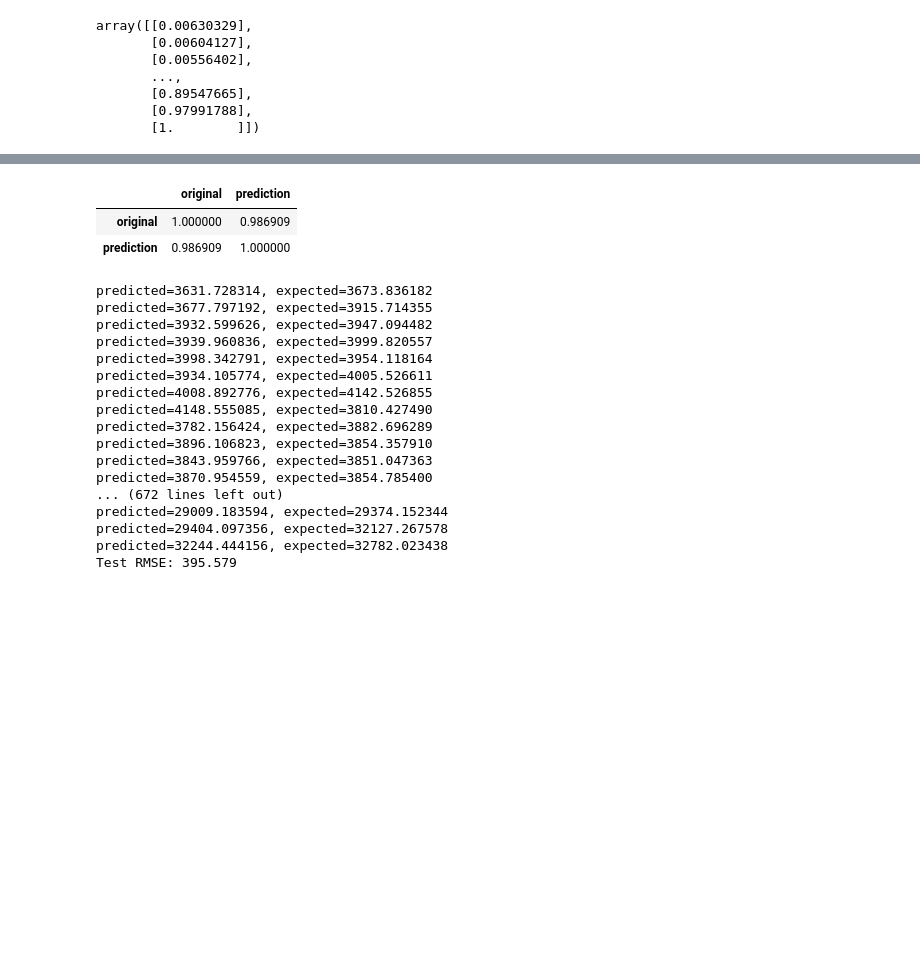
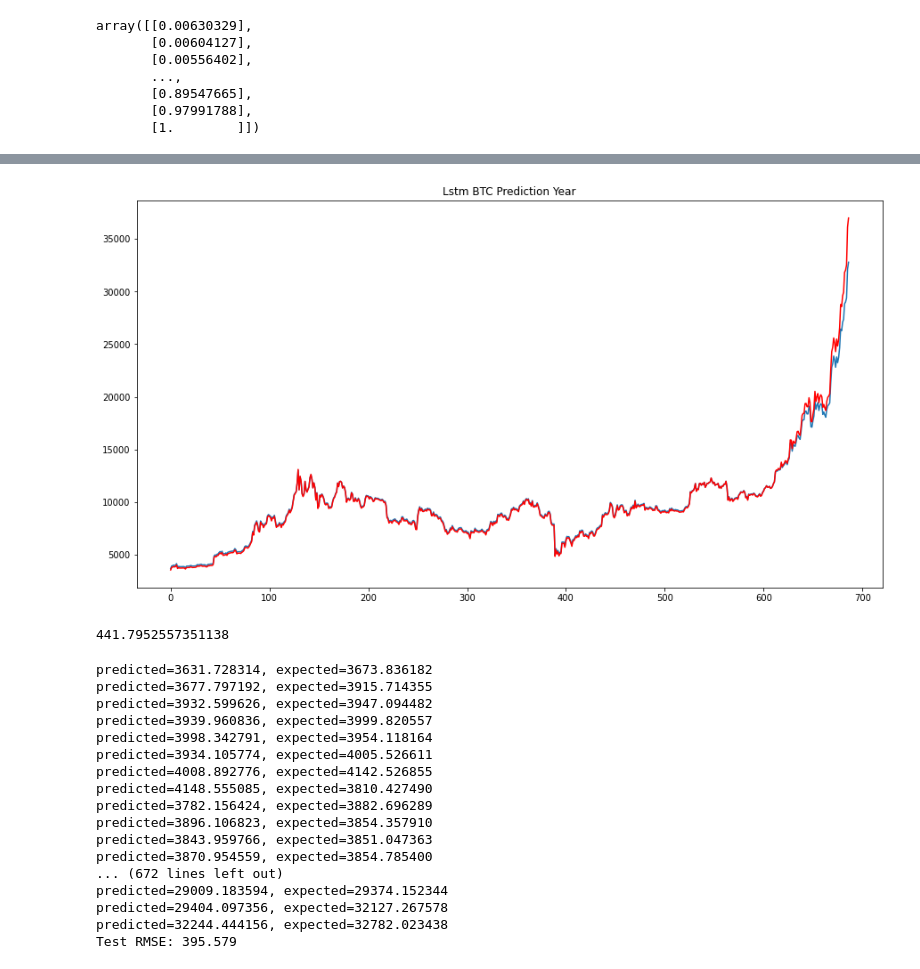
Before and after one commit to Quebec-Eric/4Periodo, a Jupyter notebook: IA/Artigo/Artigo.ipynb, the cells around one changed output, grey strips where cells are left out. Cells and saved outputs as stored; diff of their text form; code cells hidden in the pictures; blank space fills up the shorter version.

```diff
--- a/IA/Artigo/Artigo.ipynb
+++ b/IA/Artigo/Artigo.ipynb
@@ -234,0 +157,26 @@ ax=sns.lineplot(x=prediction.index,y=prediction[0],label='Prediction', color='to
+# %%
+from sklearn.preprocessing import MinMaxScaler
+from tensorflow import keras
+from tensorflow.keras.layers import Dense, LSTM, Dropout,Flatten
+from tensorflow.keras import Sequential
+from statsmodels.graphics.tsaplots import plot_acf
+
+price =df.Close
+# As usual split data, 70, 30
+X = price
+size = int(len(X) * 0.7)
+train_df, test_df = X[0:size], X[size:len(X)]
+training_values = train_df.values
+training_values = np.reshape(training_values, (len(training_values), 1))
+
+scaler = MinMaxScaler()
+training_values = scaler.fit_transform(training_values)
+
+x_train = training_values[0: len(training_values)-1]
+y_train = training_values[1: len(training_values)]
+x_train = np.reshape(x_train, (len(x_train), 1, 1))
+model = Sequential()
+model.add(LSTM(10,input_shape = (None,1), activation="relu", return_sequences=True))
+model.add(Dense(1))
+model.compile(loss="mean_squared_error",optimizer="adam")
+model.fit(x_train,y_train,epochs=58,batch_size=33)
@@ -234,0 +202,8 @@ ax=sns.lineplot(x=prediction.index,y=prediction[0],label='Prediction', color='to
+# %%
+test_values = test_df.values
+test_values = np.reshape(test_values, (len(test_values), 1))
+test_values = scaler.transform(test_values)
+test_values = np.reshape(test_values, (len(test_values), 1, 1))
+predicted_price = model.predict(test_values)
+predicted_price = np.reshape(predicted_price, (len(predicted_price), 1))
+predicted_price = scaler.inverse_transform(predicted_price)
@@ -235,11 +212,24 @@ ax=sns.lineplot(x=prediction.index,y=prediction[0],label='Prediction', color='to
+# %%
+# plotting the results
+plt.figure(figsize=(15,8))
+ax = plt.gca()
+plt.plot(test_df.values,  label = 'Real Price')
+plt.plot(predicted_price, color = 'red', label = 'Predicted Price')
+plt.title('Lstm BTC Prediction Year')
+test_df = test_df.reset_index()
+x= test_df.index
+
+plt.show()
+# %% [output]
+[figure, added]
 # %%
-df['original']=original
-df['prediction']=prediction
-cof = df[['original','prediction']].dropna()
-cof.corr()
+#df['original']=original
+#df['prediction']=prediction
+#cof = df[['original','prediction']].dropna()
+#cof.corr()
+rmseLsm =  np.sqrt(mean_squared_error(test_df.Close.values, predicted_price))
+rmseLsm
 # %% [output]
-|  | original | prediction |
-| original | 1.000000 | 0.986909 |
-| prediction | 0.986909 | 1.000000 |
+441.7952557351138
 # %%
 from statsmodels.tsa.arima_model import ARIMA
```
Also changed, not shown: parts of 12 cells of this notebook.
